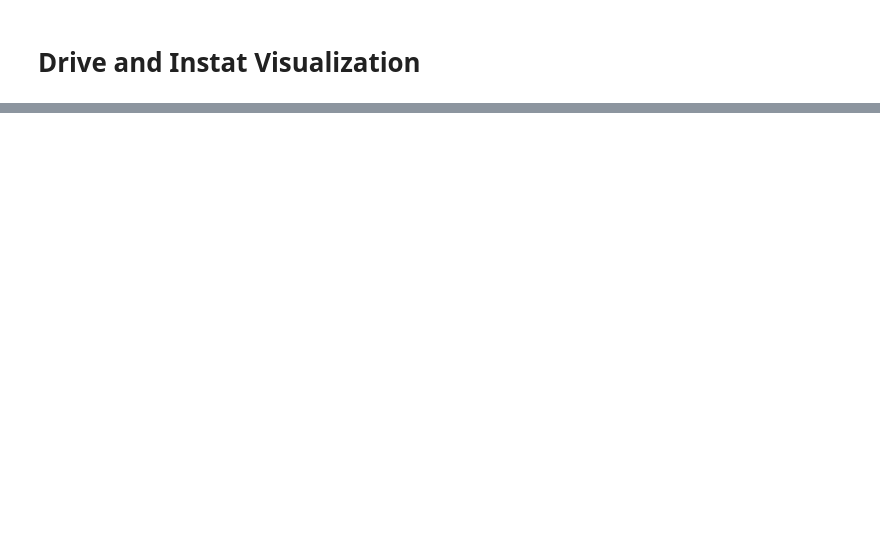
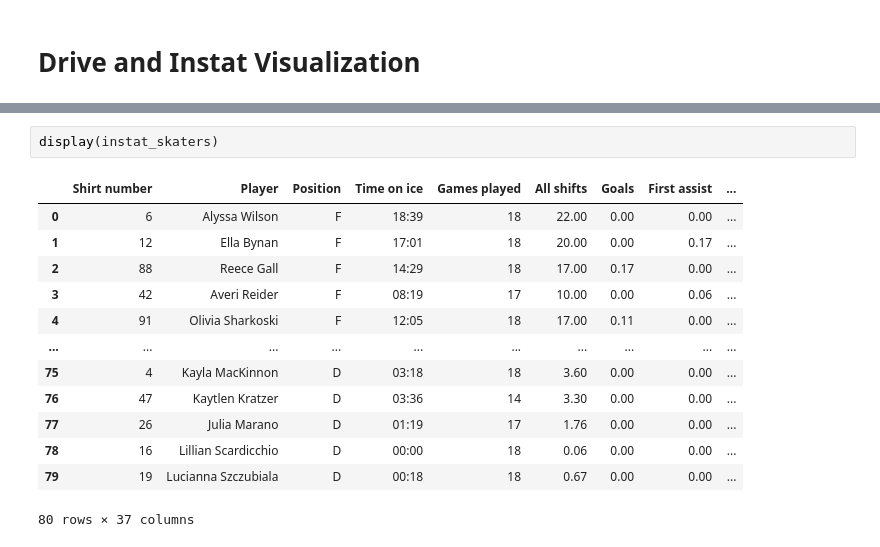
Before and after one commit to sarahsetiawan/Hood-Hockey, a Jupyter notebook: DataAnalysis/Visualization.ipynb, the cells around one changed output, grey strips where cells are left out. Saved outputs shown, nothing was run; the diff lists cells and outputs as text; blank space fills up the shorter version.

```diff
--- a/DataAnalysis/Visualization.ipynb
+++ b/DataAnalysis/Visualization.ipynb
@@ -103,0 +281,16 @@ print(df.info())
+# %%
+display(instat_skaters)
+# %% [output]
+|  | Shirt number | Player | Position | Time on ice | Games played | All shifts | Goals | First assist | ... |
+| 0 | 6 | Alyssa Wilson | F | 18:39 | 18 | 22.00 | 0.00 | 0.00 | ... |
+| 1 | 12 | Ella Bynan | F | 17:01 | 18 | 20.00 | 0.00 | 0.17 | ... |
+| 2 | 88 | Reece Gall | F | 14:29 | 18 | 17.00 | 0.17 | 0.00 | ... |
+| 3 | 42 | Averi Reider | F | 08:19 | 17 | 10.00 | 0.00 | 0.06 | ... |
+| 4 | 91 | Olivia Sharkoski | F | 12:05 | 18 | 17.00 | 0.11 | 0.00 | ... |
+| ... | ... | ... | ... | ... | ... | ... | ... | ... | ... |
+| 75 | 4 | Kayla MacKinnon | D | 03:18 | 18 | 3.60 | 0.00 | 0.00 | ... |
+| 76 | 47 | Kaytlen Kratzer | D | 03:36 | 14 | 3.30 | 0.00 | 0.00 | ... |
+| 77 | 26 | Julia Marano | D | 01:19 | 17 | 1.76 | 0.00 | 0.00 | ... |
+| 78 | 16 | Lillian Scardicchio | D | 00:00 | 18 | 0.06 | 0.00 | 0.00 | ... |
+| 79 | 19 | Lucianna Szczubiala | D | 00:18 | 18 | 0.67 | 0.00 | 0.00 | ... |
+80 rows × 37 columns
```
Also changed, not shown: parts of 17 cells of this notebook, 6 other files.
